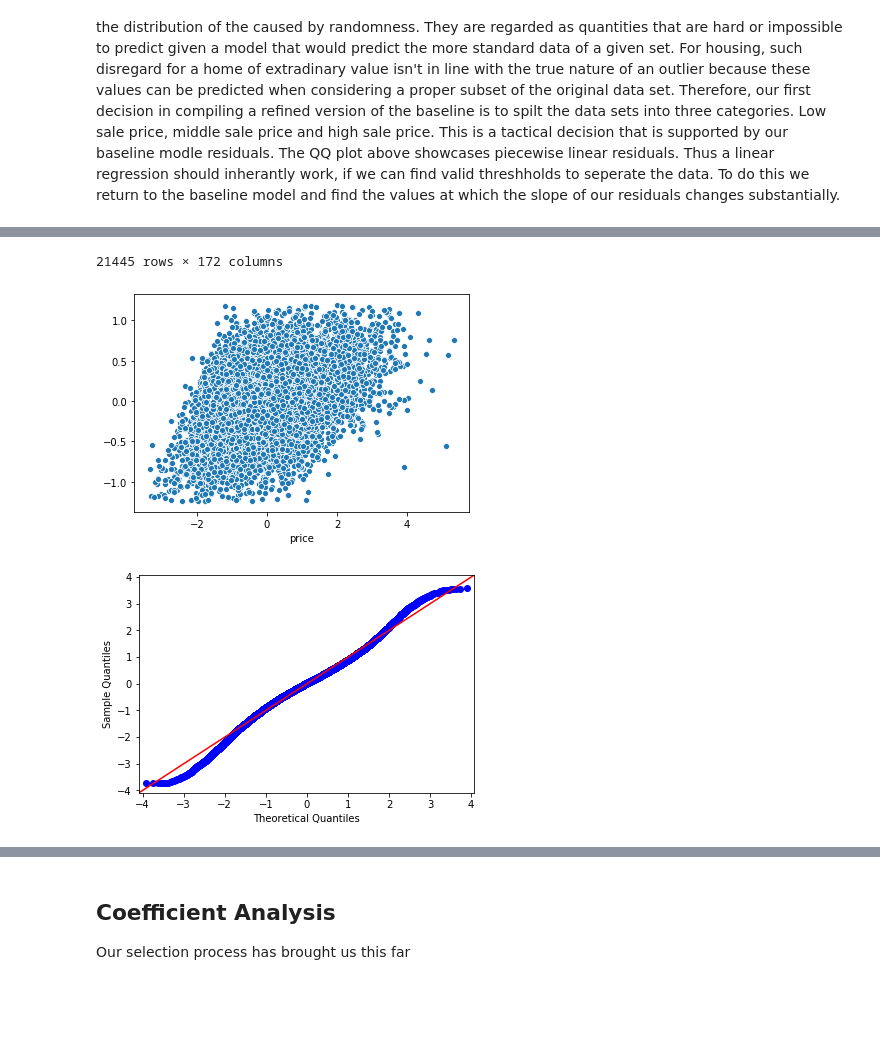
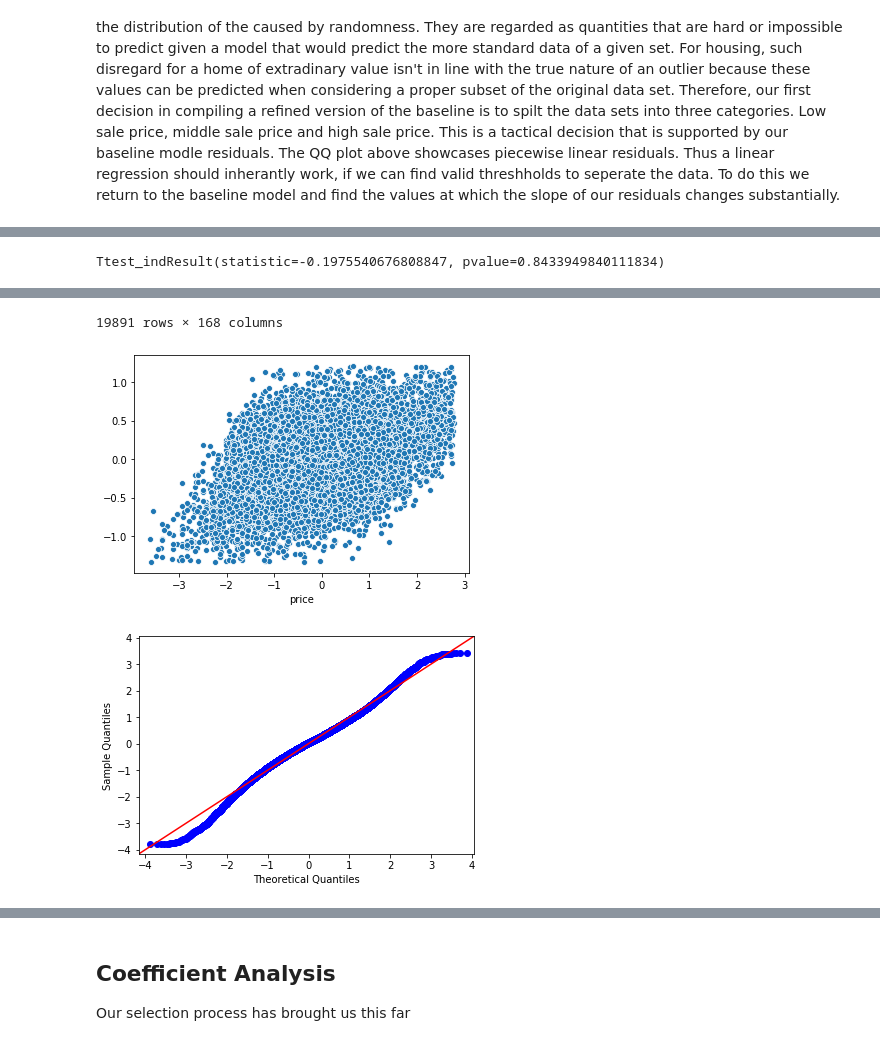
Before and after one commit to minthammock/dsc-mod-2-project-v2-1-onl01-dtsc-pt-041320, a Jupyter notebook: student.ipynb, the cells around one changed output, grey strips where cells are left out. Saved outputs shown, nothing was run; the diff lists cells and outputs as text; code cells hidden in the pictures; blank space fills up the shorter version.

Commit message:
Modeling Complete, only UI work needed

```diff
--- a/student.ipynb
+++ b/student.ipynb
@@ -491,0 +451,24 @@ memory usage: 2.5 MB
+# %%
+def dropNumericOutliers(df, throwAwayThreshold = .05):
+    outlierIndicies = []
+    try:
+        dfNumeric = df.select_dtypes(['int64','float64']).drop(columns = 'id')
+    except:
+        dfNumeric = df.select_dtypes(['int64','float64'])
+    for x in dfNumeric.columns:
+        mean = dfNumeric[x].mean()
+        std = dfNumeric[x].std()
+        indecies = dfNumeric.loc[(dfNumeric[x] < mean - 3*std) | (dfNumeric[x] > mean + 3*std)].index
+        print(indecies)
+        for index in indecies:
+            if index in outlierIndicies:
+                pass
+            else:
+                outlierIndicies.append(index)
+    print(outlierIndicies)
+    print('\n')
+    print(f'Combined all the outliers make up {dfNumeric.shape[0]/len(outlierIndicies)}% of the data')
+
+    return df.drop(index = outlierIndicies)
+# %%
+dfPreprocessed = dropNumericOutliers(dfPreprocessed)
@@ -767,3 +770,2 @@ sns.scatterplot(x = dfModelAdjusted['price'], y = residuals.sort_values(ascendin
 # %%
-removeOutliers = [(residuals > residuals.quantile(.0035)) & (residuals < residuals.quantile(.9965))]
-removeOutliers
+nonOutliers = residuals.loc[(residuals > residuals.quantile(.0035)) & (residuals < residuals.quantile(.9965))]
@@ -783,9 +772,11 @@ removeOutliers
+# %%
+stats.ttest_ind(residuals, nonOutliers, equal_var = False)
+# %% [output]
+Ttest_indResult(statistic=-0.1975540676808847, pvalue=0.8433949840111834)
 # %%
-residuals.describe()
-removeOutliers = residuals.loc[(residuals > residuals.quantile(.0035)) & (residuals < residuals.quantile(.9965))]
-sns.scatterplot(x = dfModelAdjusted['price'], y = removeOutliers)
-sm.graphics.qqplot(removeOutliers, dist=stats.norm, line='45', fit=True, )
-normalResidualIndecies = removeOutliers.index
-dfFinal2 = dfModelAdjusted.iloc[normalResidualIndecies]
+sns.scatterplot(x = dfModelAdjusted['price'], y = nonOutliers)
+sm.graphics.qqplot(nonOutliers, dist=stats.norm, line='45', fit=True, )
+normalResidualIndecies = list(nonOutliers.index)[:]
+dfFinal2 = dfModelAdjusted.loc[normalResidualIndecies]
 display(dfFinal2)
 # %% [output]
@@ -804,6 +795,6 @@ display(dfFinal2)
-21445 rows × 172 columns
+19891 rows × 168 columns
-[figure, old version]
+[figure, new version]
-[figure, old version]
+[figure, new version]
 # %%
 # display(dfFinal)
 Y = dfFinal2['price']
```
Also changed, not shown: parts of 34 cells of this notebook, 1 other file.
